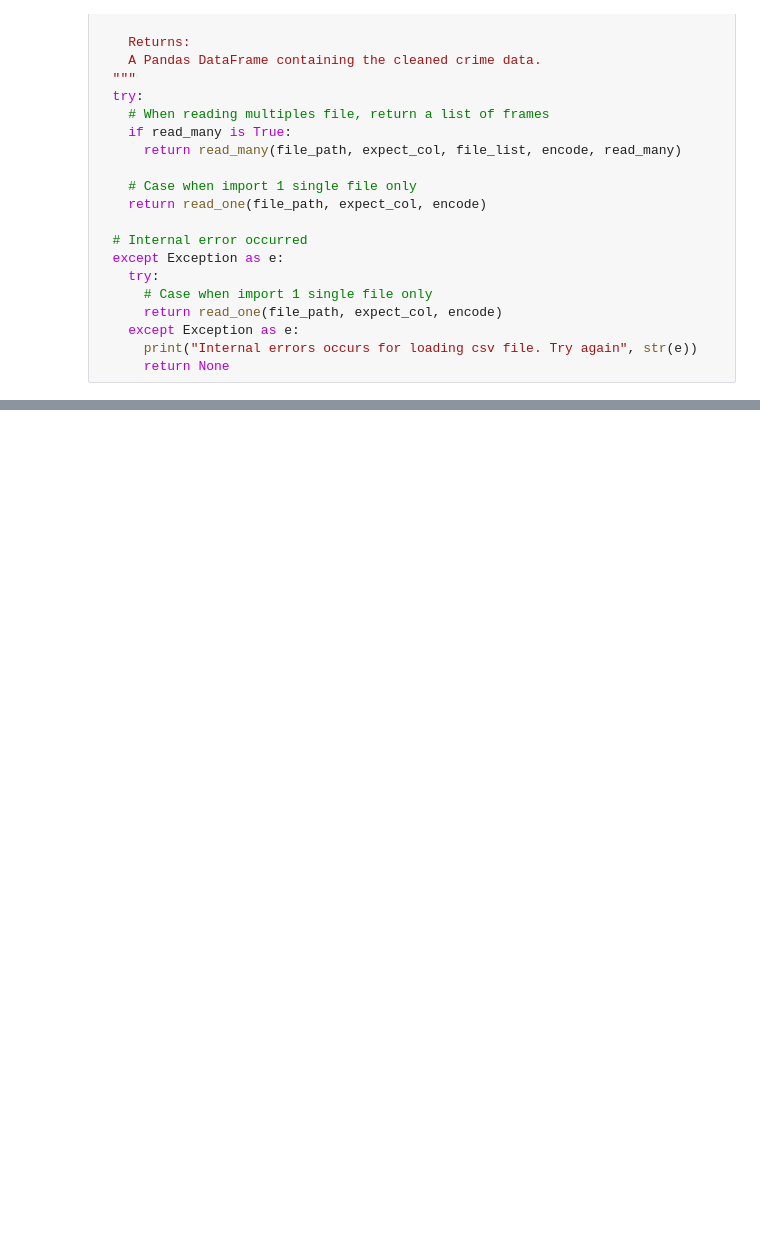
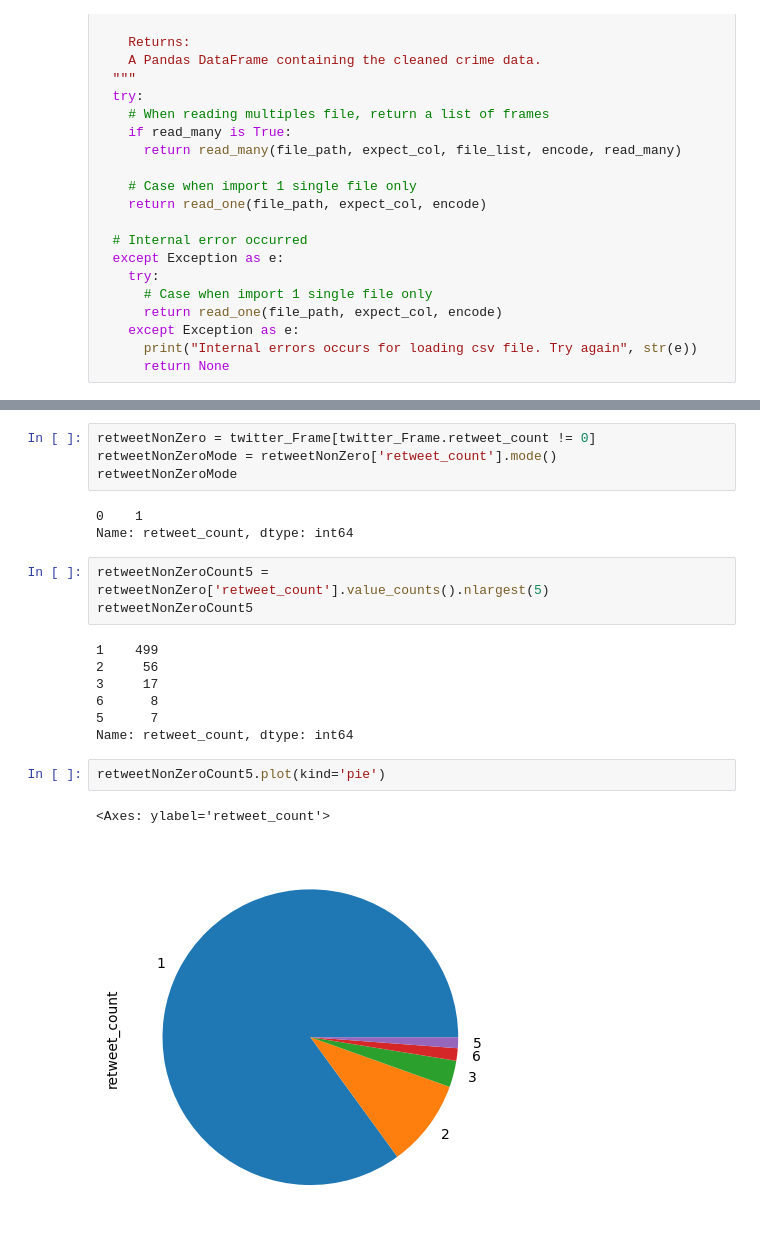
Before and after one commit to mtafadar/The_Enigma_Ensamble, a Jupyter notebook: CS_483_Project_Coding_Stress_Detection.ipynb, the cells around one changed output, grey strips where cells are left out. Cells and saved outputs as stored; diff of their text form; blank space fills up the shorter version.

```diff
--- a/CS_483_Project_Coding_Stress_Detection.ipynb
+++ b/CS_483_Project_Coding_Stress_Detection.ipynb
@@ -283,0 +385,22 @@ twitter_Frame.head(10)
+# %%
+retweetNonZero = twitter_Frame[twitter_Frame.retweet_count != 0]
+retweetNonZeroMode = retweetNonZero['retweet_count'].mode()
+retweetNonZeroMode
+# %% [output]
+0    1
+Name: retweet_count, dtype: int64
+# %%
+retweetNonZeroCount5 = retweetNonZero['retweet_count'].value_counts().nlargest(5)
+retweetNonZeroCount5
+# %% [output]
+1    499
+2     56
+3     17
+6      8
+5      7
+Name: retweet_count, dtype: int64
+# %%
+retweetNonZeroCount5.plot(kind='pie')
+# %% [output]
+<Axes: ylabel='retweet_count'>
+[figure, added]
```
Also changed, not shown: parts of 34 cells of this notebook.
